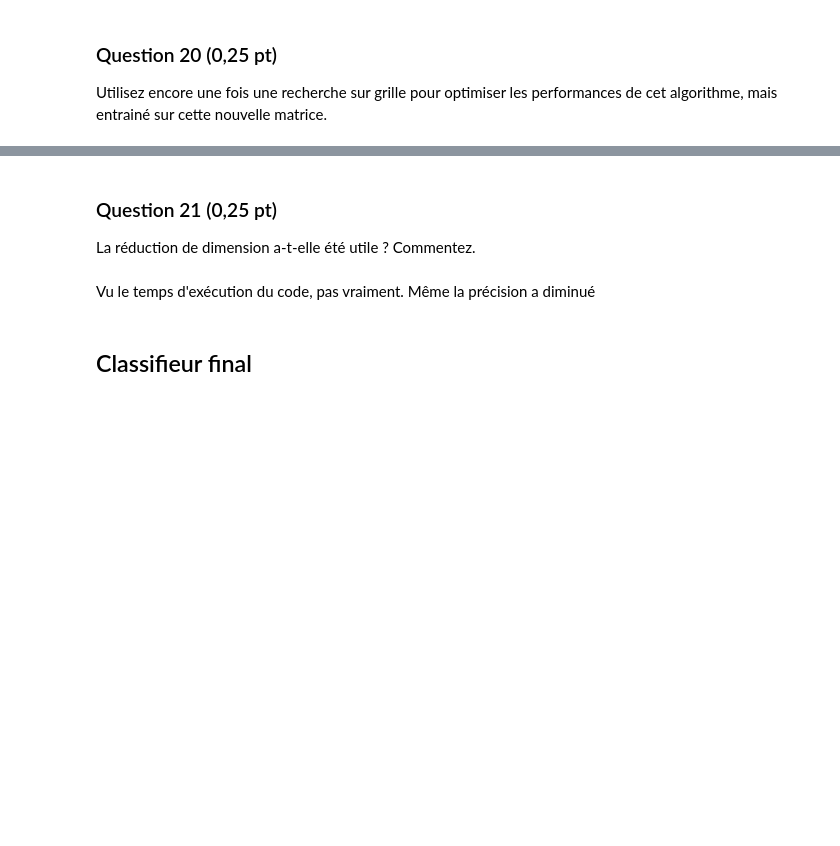
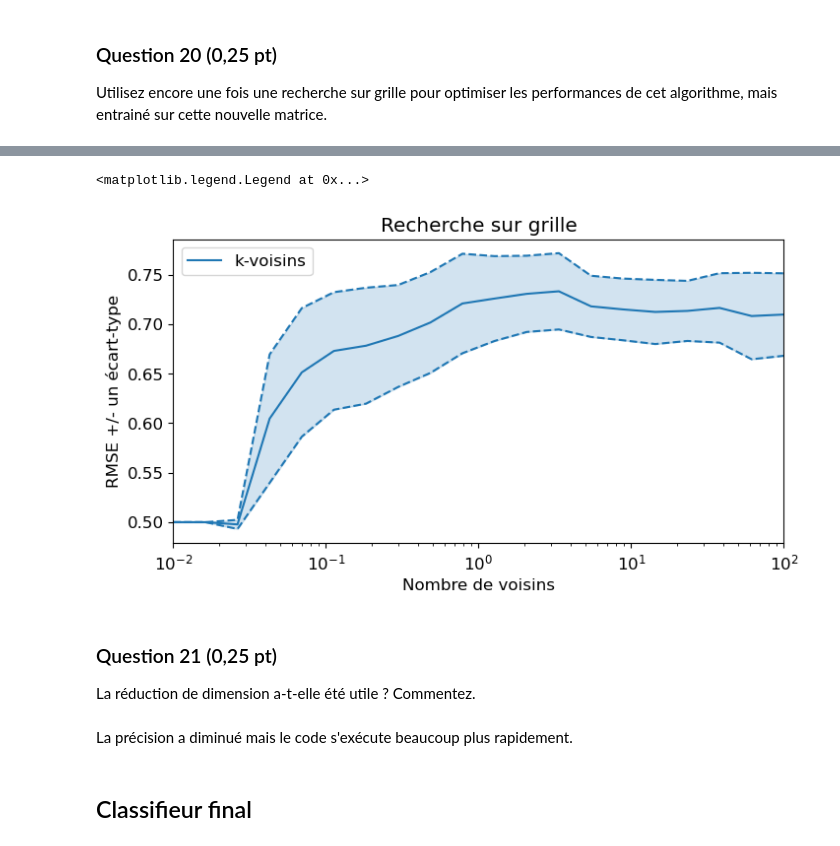
Before and after one commit to ArthurCLi/sdd, a Jupyter notebook: Projet_Climaud.ipynb, the cells around one changed output, grey strips where cells are left out. Saved outputs shown, nothing was run; the diff lists cells and outputs as text; code cells hidden in the pictures; blank space fills up the shorter version.

```diff
--- a/Projet_Climaud.ipynb
+++ b/Projet_Climaud.ipynb
@@ -527,8 +507,37 @@ Les meilleures paramètres sont {'max_depth': 5, 'n_estimators': 115} avec la pr
+# %%
+plt.figure(figsize=(8, 4))
+
+rmses = grid_SVC.cv_results_['mean_test_score']
+std_error = grid_SVC.cv_results_['std_test_score']
+
+# afficher les RMSE avec une échelle logarithmique pour les abscisses :
+plt.semilogx(grid_SVC.cv_results_['param_C'], rmses,
+             label="k-voisins", color='tab:blue')
+plt.semilogx(grid_SVC.cv_results_['param_C'], rmses + std_error,
+             color='tab:blue', linestyle='dashed')
+plt.semilogx(grid_SVC.cv_results_['param_C'], rmses - std_error,
+             color='tab:blue', linestyle='dashed')
+
+# colorer l'espace entre les courbes représentant les écarts-types
+plt.fill_between(Cs, (rmses + std_error), (rmses - std_error),
+                 color='tab:blue',
+                 alpha=0.2, # contrôle la transparence
+                )
+
+# Mise en forme
+plt.xlabel("Nombre de voisins")
+plt.ylabel("RMSE +/- un écart-type")
+plt.xlim([Cs[0], Cs[-1]])
+plt.title("Recherche sur grille")
+plt.legend(loc='best')
+# %% [output]
+<matplotlib.legend.Legend at 0x...>
+[figure, added]
 # %% [markdown]
 ### Question 21 (0,25 pt)
 La réduction de dimension a-t-elle été utile ? Commentez.
 # %% [markdown]
-Vu le temps d'exécution du code, pas vraiment. Même la précision a diminué
+La précision a diminué mais le code s'exécute beaucoup plus rapidement.
 # %% [markdown]
 ## Classifieur final
 # %% [markdown]
```
Also changed, not shown: parts of 17 cells of this notebook.
